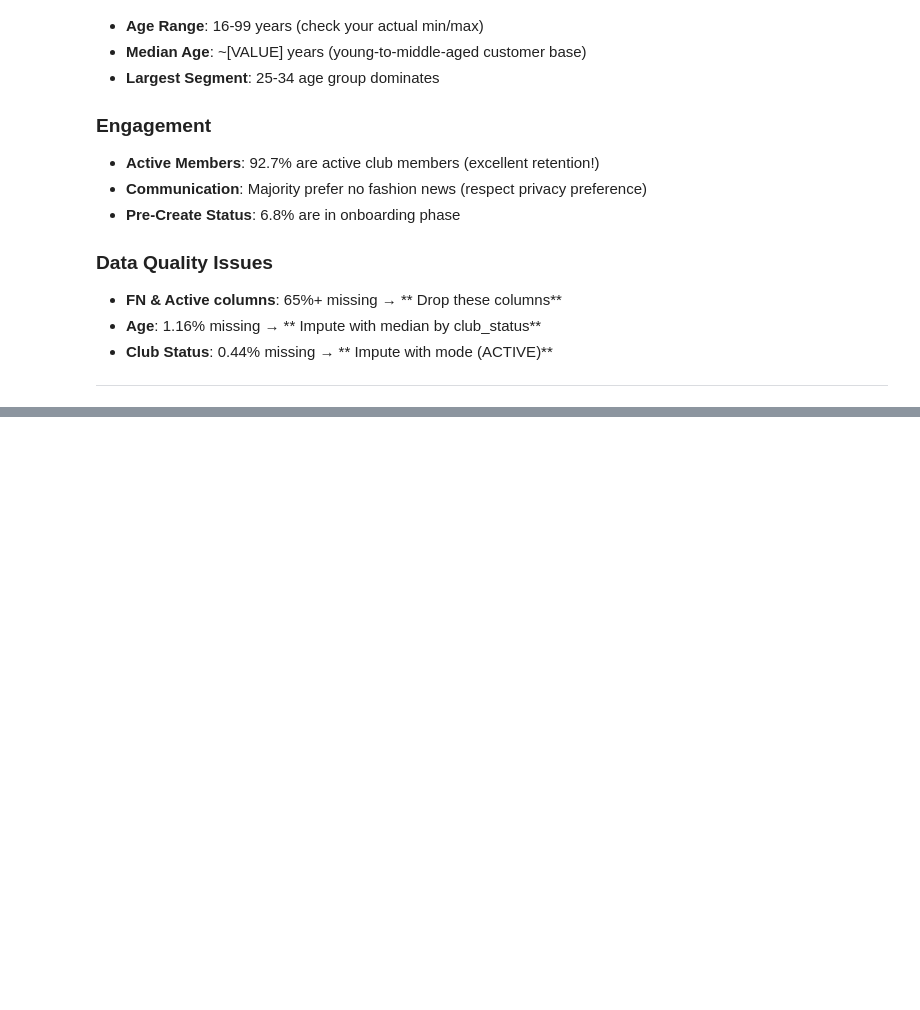
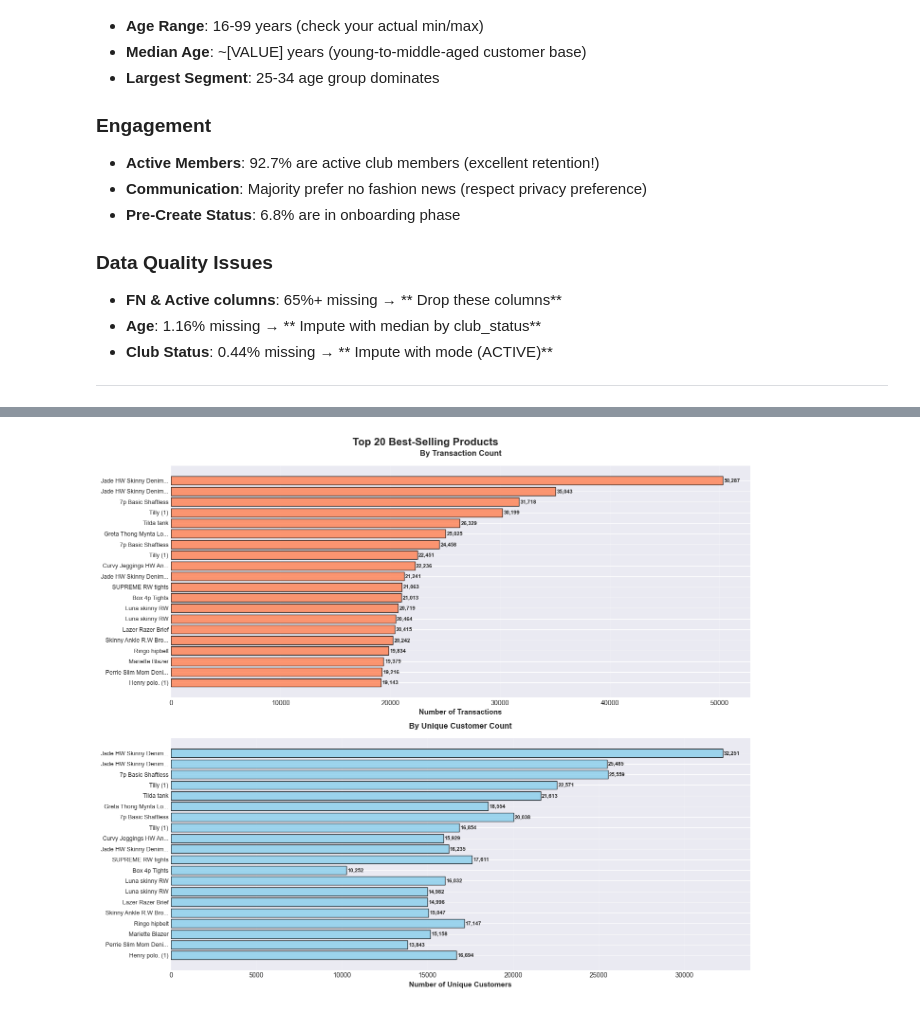
Before and after one commit to DeneeshK/H-M-Ecommerce-Intelligence-with-SPARK, a Jupyter notebook: notebooks/01_EDA.ipynb, the cells around one changed output, grey strips where cells are left out. Drawn from its saved outputs; the diff is of its cells as text; code cells hidden in the pictures; blank space fills up the shorter version.

```diff
--- a/notebooks/01_EDA.ipynb
+++ b/notebooks/01_EDA.ipynb
@@ -598,0 +802,85 @@ age_group
+# %%
+
+# Import explicitly to avoid numpy conflict
+from pyspark.sql.functions import count as spark_count
+from pyspark.sql.functions import countDistinct as spark_countDistinct
+
+# Calculate product popularity from transactions
+print("Analyzing 31.8M transactions to find top products (this may take ~30 seconds)...")
+
+product_popularity = transactions_df.groupBy("article_id") \
+    .agg(
+        spark_count("*").alias("transaction_count"),
+        spark_countDistinct("customer_id").alias("unique_customers")
+    ) \
+    .orderBy(desc("transaction_count"))
+
+# Get top 20 products
+top_products = product_popularity.limit(20).toPandas()
+
+# Join with article details
+top_products_details = top_products.merge(
+    articles_pd[['article_id', 'prod_name', 'product_type_name',
+                 'colour_group_name', 'product_group_name']],
+    on='article_id',
+    how='left'
+)
+
+print("\n Top 20 Best-Selling Products:")
+print(top_products_details[['article_id', 'prod_name', 'product_type_name',
+                            'transaction_count', 'unique_customers']].to_string(index=False))
+
+# Visualization
+fig, axes = plt.subplots(2, 1, figsize=(14, 12))
+fig.suptitle('Top 20 Best-Selling Products', fontsize=16, fontweight='bold')
+
+# 1. By transaction count
+ax1 = axes[0]
+product_labels = [f"{row['prod_name'][:20]}..." if len(str(row['prod_name'])) > 20
+                  else str(row['prod_name'])
+                  for _, row in top_products_details.head(20).iterrows()]
+
+bars1 = ax1.barh(range(20), top_products_details.head(20)['transaction_count'],
+                 color='coral', edgecolor='black', alpha=0.8)
+ax1.set_yticks(range(20))
+ax1.set_yticklabels(product_labels, fontsize=9)
+ax1.set_xlabel('Number of Transactions', fontsize=11, fontweight='bold')
+ax1.set_title('By Transaction Count', fontsize=12, fontweight='bold', pad=15)
+ax1.grid(True, alpha=0.3, axis='x')
+ax1.invert_yaxis()
+
+# Add count labels
+for i, (bar, val) in enumerate(zip(bars1, top_products_details.head(20)['transaction_count'])):
+    ax1.text(val + 100, i, f'{val:,}', va='center', fontsize=8, fontweight='bold')
+
+# 2. By unique customers
+ax2 = axes[1]
+bars2 = ax2.barh(range(20), top_products_details.head(20)['unique_customers'],
+                 color='skyblue', edgecolor='black', alpha=0.8)
+ax2.set_yticks(range(20))
+ax2.set_yticklabels(product_labels, fontsize=9)
+ax2.set_xlabel('Number of Unique Customers', fontsize=11, fontweight='bold')
+ax2.set_title('By Unique Customer Count', fontsize=12, fontweight='bold', pad=15)
+ax2.grid(True, alpha=0.3, axis='x')
+ax2.invert_yaxis()
+
+# Add count labels
+for i, (bar, val) in enumerate(zip(bars2, top_products_details.head(20)['unique_customers'])):
+    ax2.text(val + 50, i, f'{val:,}', va='center', fontsize=8, fontweight='bold')
+
+plt.tight_layout()
+plt.savefig(f"{OUTPUT_DIR}/07_top_products.png", dpi=300, bbox_inches='tight')
+plt.show()
+
+print(f"\n✅ Saved: {OUTPUT_DIR}/07_top_products.png")
+
+# Calculate average purchases per customer for top products
+top_products_details['avg_purchases_per_customer'] = \
+    top_products_details['transaction_count'] / top_products_details['unique_customers']
+
+print(f"\n📊 Product Popularity Insights:")
+print(f"   Most transacted product: {top_products_details.iloc[0]['prod_name']}")
+print(f"   Transactions: {top_products_details.iloc[0]['transaction_count']:,}")
+print(f"   Unique buyers: {top_products_details.iloc[0]['unique_customers']:,}")
+print(f"   Avg purchases per buyer: {top_products_details.iloc[0]['avg_purchases_per_customer']:.2f}")
+# %% [output]
@@ -598,0 +922 @@ age_group
+[figure, added]
```
Also changed, not shown: parts of 86 cells of this notebook, 10 other files.
